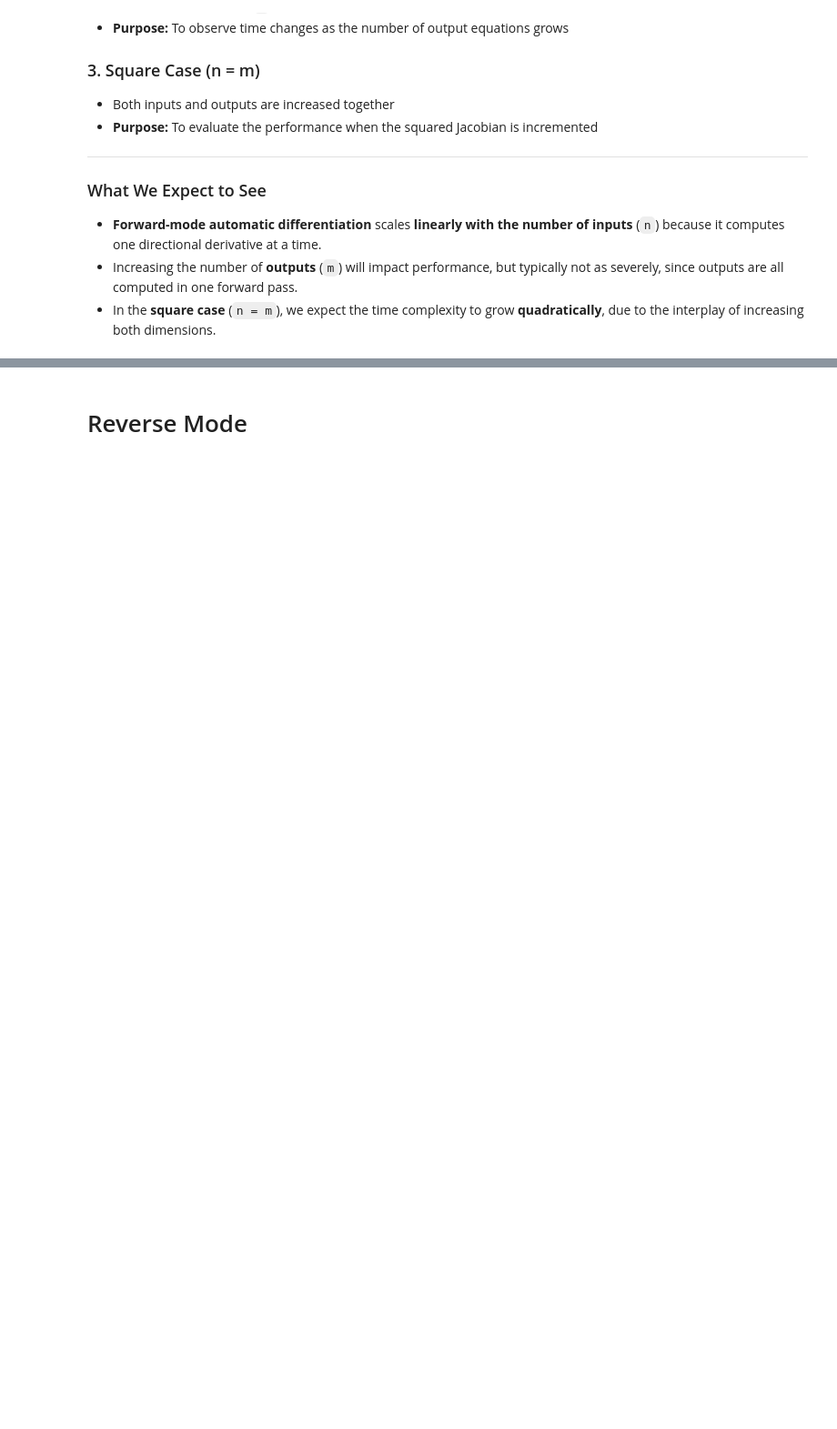
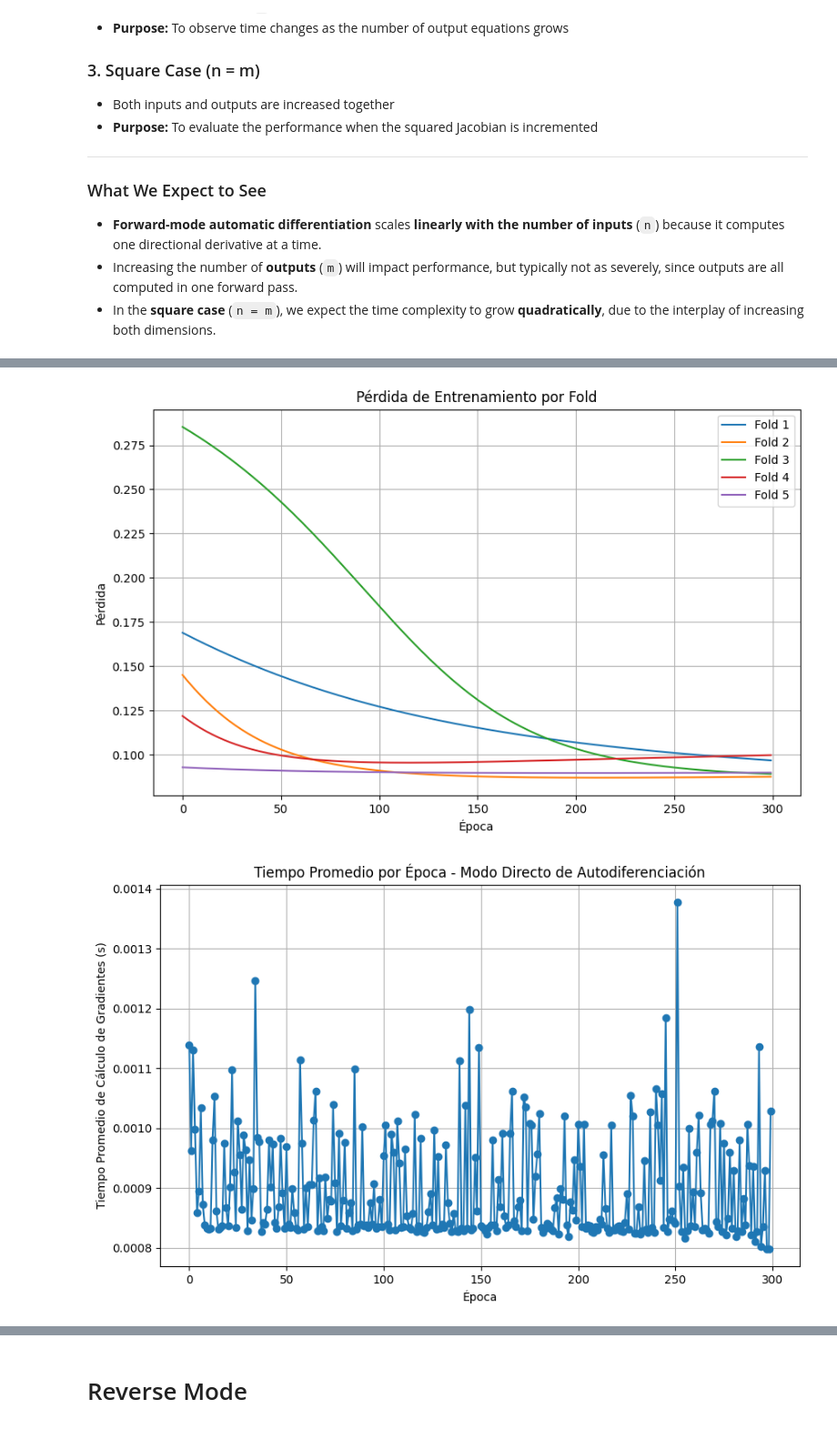
Before and after one commit to Isi-17/Thesis-M, a Jupyter notebook: 01-AD.ipynb, the cells around one changed output, grey strips where cells are left out. Shown at 91% size. Cells and saved outputs as stored; diff of their text form; code cells hidden in the pictures; blank space fills up the shorter version.

```diff
--- a/01-AD.ipynb
+++ b/01-AD.ipynb
@@ -452,0 +640,25 @@ n=490, Time=42.29592s, Energy=-34.308, Gradient dE/dx = ['-0.909', '5.980', '-6.
+# %%
+# Gráfico de pérdidas de entrenamiento por fold
+plt.figure(figsize=(10, 6))
+for i, perdidas in enumerate(fold_losses_forward_ex1):
+    plt.plot(perdidas, label=f"Fold {i + 1}")
+plt.xlabel("Época")
+plt.ylabel("Pérdida")
+plt.title("Pérdida de Entrenamiento por Fold")
+plt.legend()
+plt.grid(True)
+plt.savefig("forward_example4_11.pdf", format='pdf')
+plt.show()
+
+# Gráfico del tiempo promedio por época
+plt.figure(figsize=(10, 6))
+plt.plot(avg_forward_times_ex1, marker='o')
+plt.xlabel("Época")
+plt.ylabel("Tiempo Promedio de Cálculo de Gradientes (s)")
+plt.title("Tiempo Promedio por Época - Modo Directo de Autodiferenciación")
+plt.grid(True)
+plt.savefig("forward_example4_12.pdf", format='pdf')
+plt.show()
+# %% [output]
+[figure, added]
+[figure, added]
```
Also changed, not shown: parts of 20 cells of this notebook, 14 other files.
